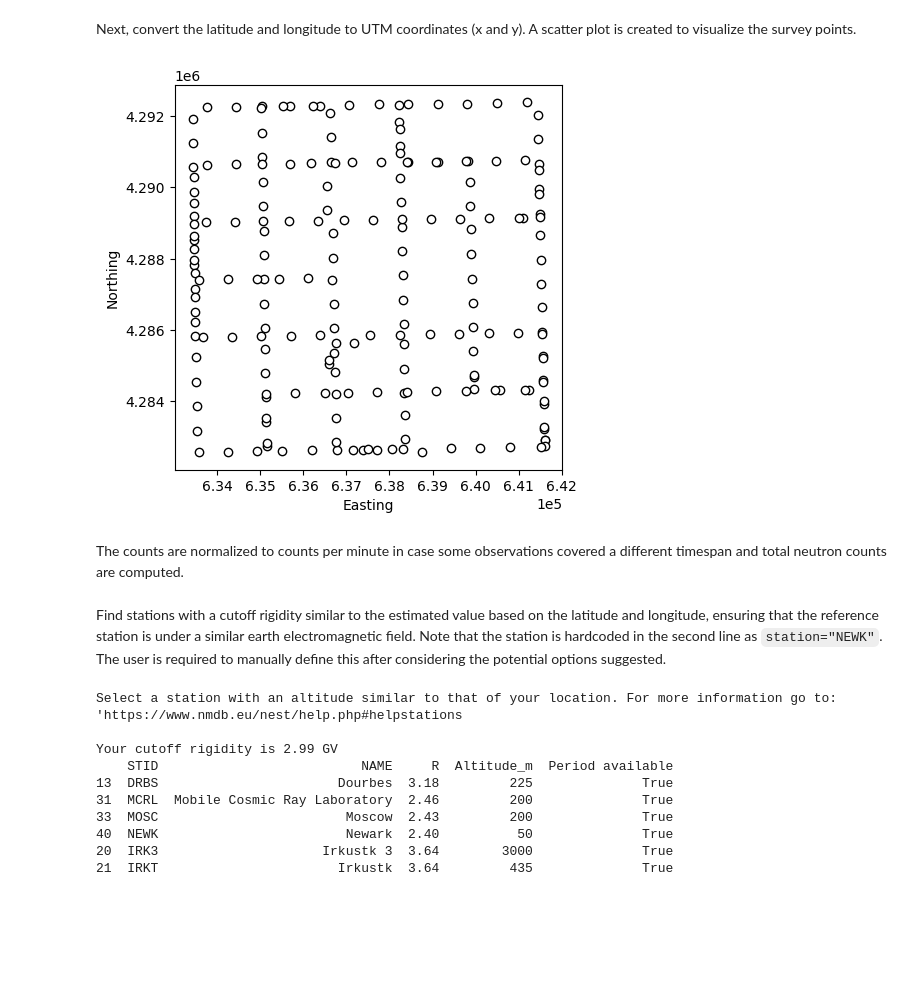
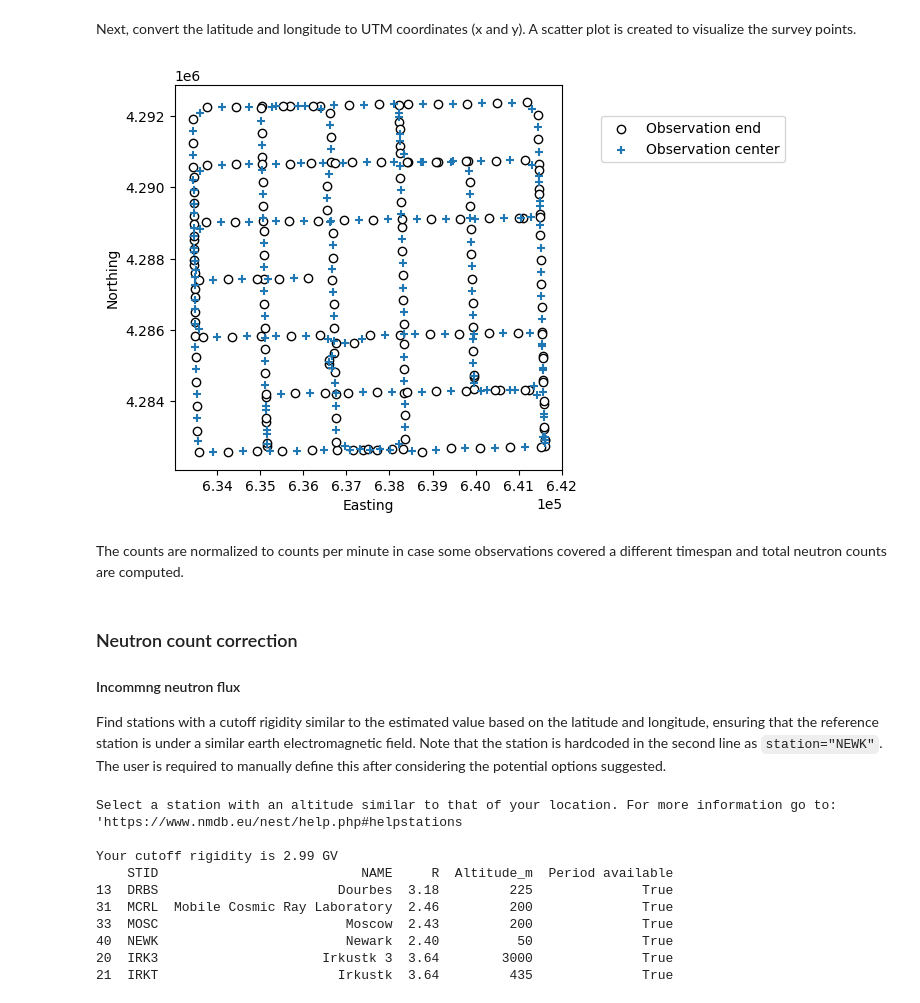
Before and after one commit to soilwater/crnpy, a Jupyter notebook: docs/examples/rover/Hydroinnova_rover_example.ipynb, the cells around one changed output. Drawn from its saved outputs; the diff is of its cells as text; code cells hidden in the pictures; blank space fills up the shorter version.

```diff
--- a/docs/examples/rover/Hydroinnova_rover_example.ipynb
+++ b/docs/examples/rover/Hydroinnova_rover_example.ipynb
@@ -44,16 +44,19 @@ Next, convert the latitude and longitude to UTM coordinates (x and y). A scatter
 # %%
 # Convert Lat and Lon to X and Y
 df['x'],df['y'] = crnpy.latlon_to_utm(df['LatDec'], df['LongDec'], 14, missing_values=0.0)
 
 # Create figure of survey points
 plt.figure(figsize = (5,5))
-plt.scatter(df['x'], df['y'], marker='o', edgecolor='k', facecolor='w')
+plt.scatter(df['x'], df['y'], marker='o', edgecolor='k', facecolor='w', label = "Observation end")
+df['x'],df['y'] = crnpy.estimate_locations(df['x'], df['y']) # Estimate the center of the observation
+plt.scatter(df['x'], df['y'], marker='+', label="Observation center")
 plt.ticklabel_format(scilimits = (-5,5))
 plt.xlabel('Easting')
 plt.ylabel('Northing')
+plt.legend(loc=[1.1,.8])
 plt.show()
 # %% [output]
-[figure, old version]
+[figure, new version]
 # %% [markdown]
 The counts are normalized to counts per minute in case some observations covered a different timespan and total neutron counts are computed.
 # %%
@@ -69,6 +72,10 @@ df[counts_colums] = \
 # Compute total neutron counts
 df['total_counts'] = crnpy.compute_total_raw_counts(df[counts_colums])
 # %% [markdown]
+### Neutron count correction
+
+#### Incommng neutron flux
+
 Find stations with a cutoff rigidity similar to the estimated value based on the latitude and longitude, ensuring that the reference station is under a similar earth electromagnetic field. Note that the station is hardcoded in the second line as `station="NEWK"`. The user is required to manually define this after considering the potential options suggested.
 # %%
 start_date = df.iloc[0]['timestamp']
```
Also changed, not shown: parts of 8 cells of this notebook, 16 other files.
